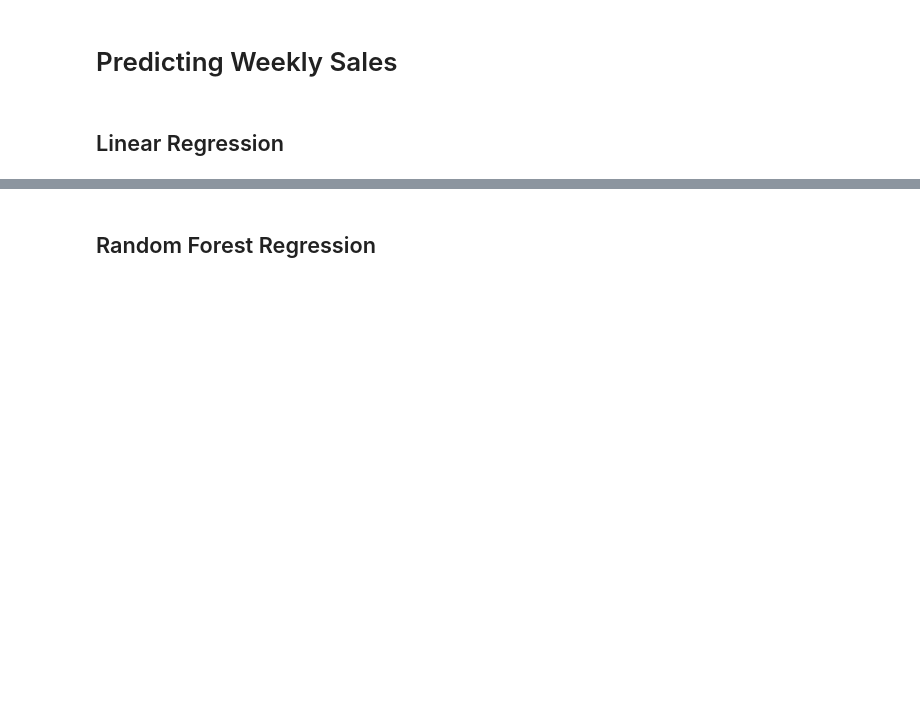
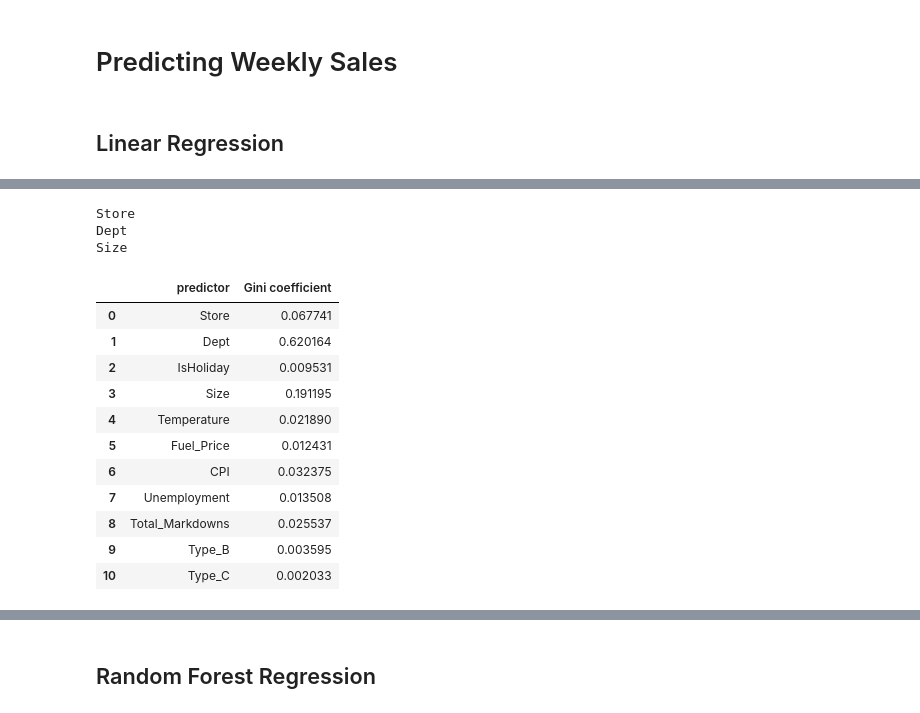
Before and after one commit to McGill-MMA-EnterpriseAnalytics/Walmart-Sales-Forcast, a Jupyter notebook: Walmart.ipynb, the cells around one changed output, grey strips where cells are left out. Saved outputs shown, nothing was run; the diff lists cells and outputs as text; code cells hidden in the pictures; blank space fills up the shorter version.

```diff
--- a/Walmart.ipynb
+++ b/Walmart.ipynb
@@ -734,3 +756,32 @@ y = train['Weekly_Sales']
+# %%
+from sklearn.ensemble import RandomForestRegressor
+randomforest = RandomForestRegressor(random_state=0)
+
+model = randomforest.fit(X, y)
+
+from sklearn.feature_selection import SelectFromModel
+sfm = SelectFromModel(model, threshold=0.05)
+sfm.fit(X, y)
+for feature_list_index in sfm.get_support(indices=True):
+    print(X.columns[feature_list_index])
+
+pd.DataFrame(list(zip(X.columns,model.feature_importances_)), columns = ['predictor','Gini coefficient'])
+# %% [output]
+Store
+Dept
+Size
+|  | predictor | Gini coefficient |
+| 0 | Store | 0.067741 |
+| 1 | Dept | 0.620164 |
+| 2 | IsHoliday | 0.009531 |
+| 3 | Size | 0.191195 |
+| 4 | Temperature | 0.021890 |
+| 5 | Fuel_Price | 0.012431 |
+| 6 | CPI | 0.032375 |
+| 7 | Unemployment | 0.013508 |
+| 8 | Total_Markdowns | 0.025537 |
+| 9 | Type_B | 0.003595 |
+| 10 | Type_C | 0.002033 |
 # %%
 from sklearn.model_selection import train_test_split
 X_train, X_val, y_train, y_val = train_test_split(X, y, test_size = 0.3, random_state = 5)
```
Also changed, not shown: parts of 41 cells of this notebook.
